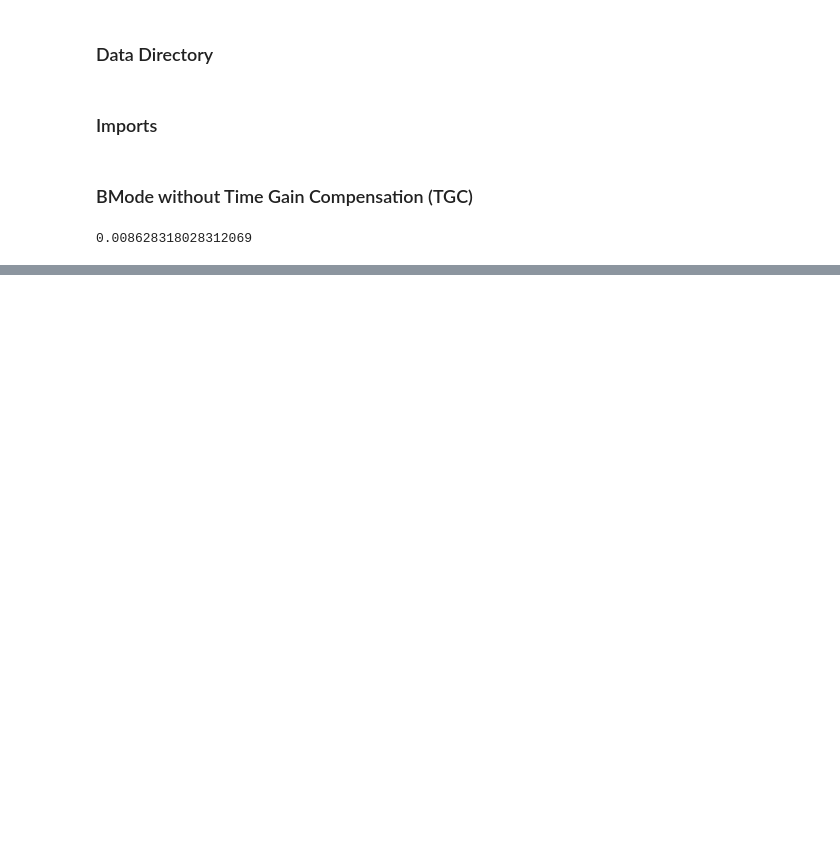
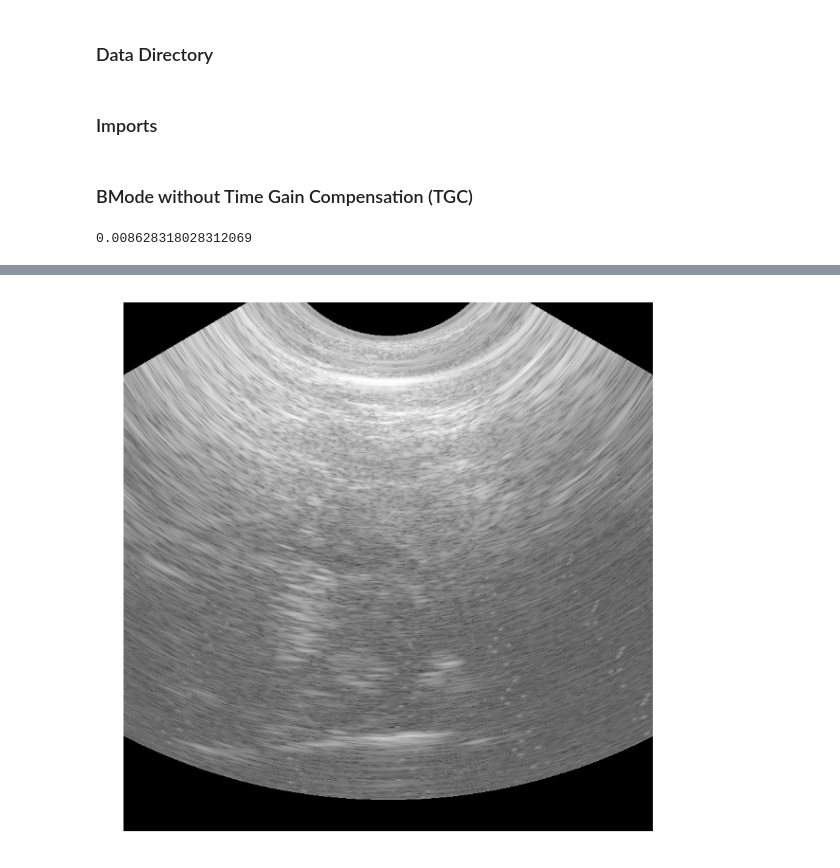
Before and after one commit to KitwareMedical/ITKUltrasound, a Jupyter notebook: notebooks/TimeGainCompensation.ipynb, the cells around one changed output, grey strips where cells are left out. Saved outputs shown, nothing was run; the diff lists cells and outputs as text; code cells hidden in the pictures; blank space fills up the shorter version.

Commit message:
ENH: View the TGC image in the notebook.

```diff
--- a/notebooks/TimeGainCompensation.ipynb
+++ b/notebooks/TimeGainCompensation.ipynb
@@ -82,2 +81,0 @@ print(bmode_array.max())
-# %%
-bmode_array = itk.PyBuffer[ScanConvertedImageType].GetArrayFromImage(bmode)
@@ -89,0 +82,8 @@ writer.Update()
+# %%
+fig = plt.figure(1, figsize=(10, 10))
+
+ax = fig.add_subplot(111)
+ax.axis('off')
+ax.imshow(bmode_array, cmap='gray');
+# %% [output]
+[figure, added]
```
Also changed, not shown: parts of 4 cells of this notebook.
